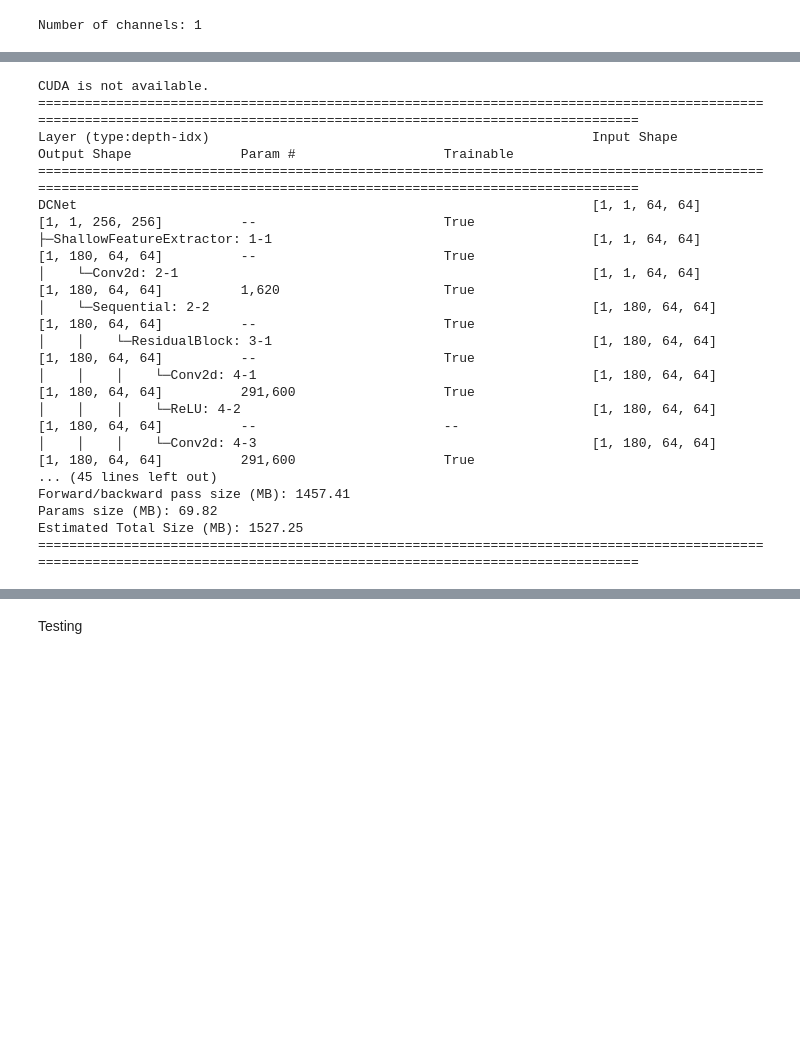
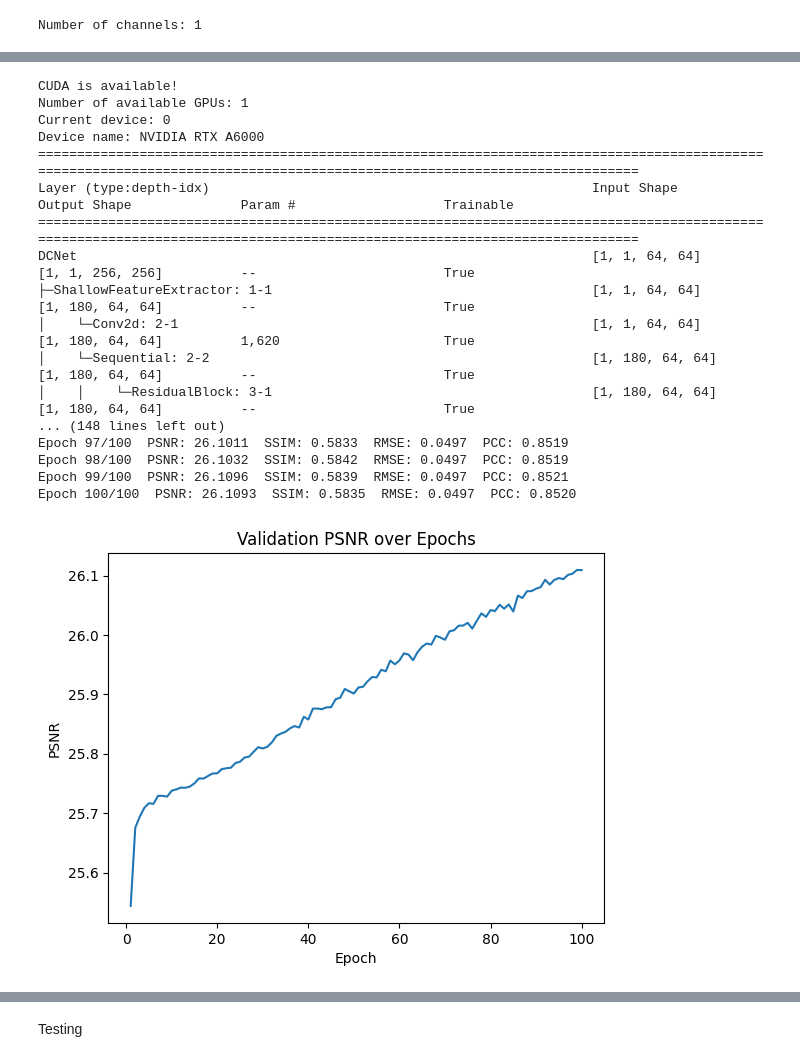
Before and after one commit to Finix-07/Resolution_Enhancement_DCNET, a Jupyter notebook: Architecture/train_model.ipynb, the cells around one changed output, grey strips where cells are left out. Saved outputs shown, nothing was run; the diff lists cells and outputs as text; code cells hidden in the pictures; blank space fills up the shorter version.

```diff
--- a/Architecture/train_model.ipynb
+++ b/Architecture/train_model.ipynb
@@ -124,54 +124,55 @@ def main():
     ])
 
     transform_hr = transforms.Compose([
         transforms.ToTensor(),
 
     ])
 
-    # # Load the dataset
-    # lr_dir = "/media/user/9c7eaef1-35fa-4210-889c-9e2b99342586/user/abul/RESM/sdo patches/dataset sdo patches low res"
-    # hr_dir = "/media/user/9c7eaef1-35fa-4210-889c-9e2b99342586/user/abul/RESM/sdo patches/dataset sdo patches"
+    # Load the dataset
+    lr_dir = "/media/user/9c7eaef1-35fa-4210-889c-9e2b99342586/user/abul/RESM/sdo patches/dataset sdo patches low res"
+    hr_dir = "/media/user/9c7eaef1-35fa-4210-889c-9e2b99342586/user/abul/RESM/sdo patches/dataset sdo patches"
 
-    # full_dataset = SuperResolutionDataset(
-    #     lr_dir=lr_dir,
-    #     hr_dir=hr_dir,
-    #     lr_transform=transform_lr,
-    #     hr_transform=transform_hr
-    # )
+    full_dataset = SuperResolutionDataset(
+        lr_dir=lr_dir,
+        hr_dir=hr_dir,
+        lr_transform=transform_lr,
+        hr_transform=transform_hr
+    )
 
 
-    # # Splitting the dataset
-    # train_size = int(0.8 * len(full_dataset))
-    # val_size = len(full_dataset) - train_size
+    # Splitting the dataset
+    train_size = int(0.8 * len(full_dataset))
+    val_size = len(full_dataset) - train_size
 
-    # train_dataset, val_dataset = random_split(full_dataset, [train_size, val_size])
-    # train_loader, val_loader = dataloaders(train_dataset, val_dataset, batch_size=32)
+    train_dataset, val_dataset = random_split(full_dataset, [train_size, val_size])
+    train_loader, val_loader = dataloaders(train_dataset, val_dataset, batch_size=1)
 
     print(summary(
     model,
     input_size=(1, 1, 64, 64),  # Batch size = 1, Channels = 1, Height = 64, Width = 64
     device=device,
     col_names=["input_size", "output_size", "num_params", "trainable"],
     depth=4
     ))
-    # setup_training(model, device, train_loader, val_loader)
+    setup_training(model, device, train_loader, val_loader)
 
 main()
 # %% [output]
-CUDA is not available.
+CUDA is available!
+Number of available GPUs: 1
+Current device: 0
+Device name: NVIDIA RTX A6000
 ==========================================================================================================================================================================
 Layer (type:depth-idx)                                                 Input Shape               Output Shape              Param #                   Trainable
 ==========================================================================================================================================================================
 DCNet                                                                  [1, 1, 64, 64]            [1, 1, 256, 256]          --                        True
 ├─ShallowFeatureExtractor: 1-1                                         [1, 1, 64, 64]            [1, 180, 64, 64]          --                        True
 │    └─Conv2d: 2-1                                                     [1, 1, 64, 64]            [1, 180, 64, 64]          1,620                     True
 │    └─Sequential: 2-2                                                 [1, 180, 64, 64]          [1, 180, 64, 64]          --                        True
 │    │    └─ResidualBlock: 3-1                                         [1, 180, 64, 64]          [1, 180, 64, 64]          --                        True
-│    │    │    └─Conv2d: 4-1                                           [1, 180, 64, 64]          [1, 180, 64, 64]          291,600                   True
-│    │    │    └─ReLU: 4-2                                             [1, 180, 64, 64]          [1, 180, 64, 64]          --                        --
-│    │    │    └─Conv2d: 4-3                                           [1, 180, 64, 64]          [1, 180, 64, 64]          291,600                   True
-... (45 lines left out)
-Forward/backward pass size (MB): 1457.41
-Params size (MB): 69.82
-Estimated Total Size (MB): 1527.25
-==========================================================================================================================================================================
+... (148 lines left out)
+Epoch 97/100  PSNR: 26.1011  SSIM: 0.5833  RMSE: 0.0497  PCC: 0.8519
+Epoch 98/100  PSNR: 26.1032  SSIM: 0.5842  RMSE: 0.0497  PCC: 0.8519
+Epoch 99/100  PSNR: 26.1096  SSIM: 0.5839  RMSE: 0.0497  PCC: 0.8521
+Epoch 100/100  PSNR: 26.1093  SSIM: 0.5835  RMSE: 0.0497  PCC: 0.8520
+[figure, added]
```
Also changed, not shown: parts of 9 cells of this notebook, 21 other files.
